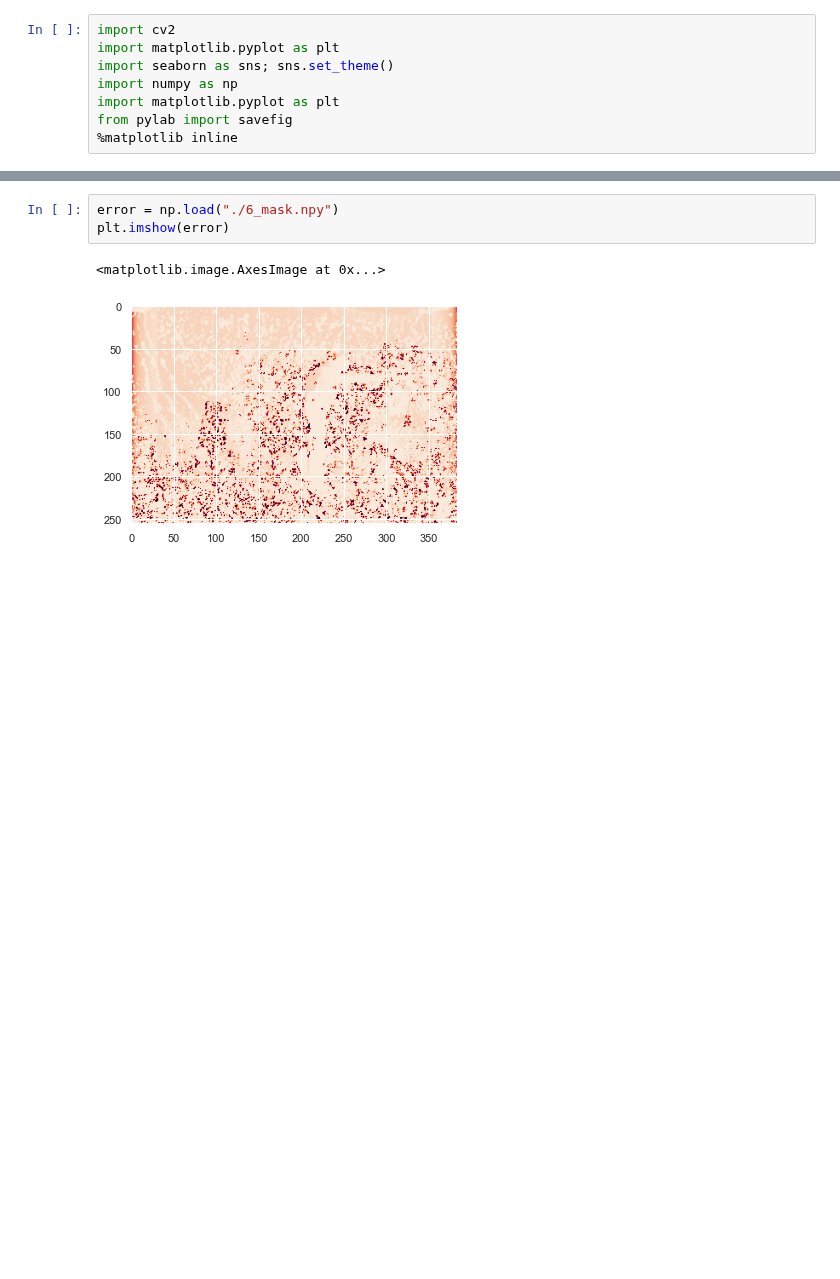
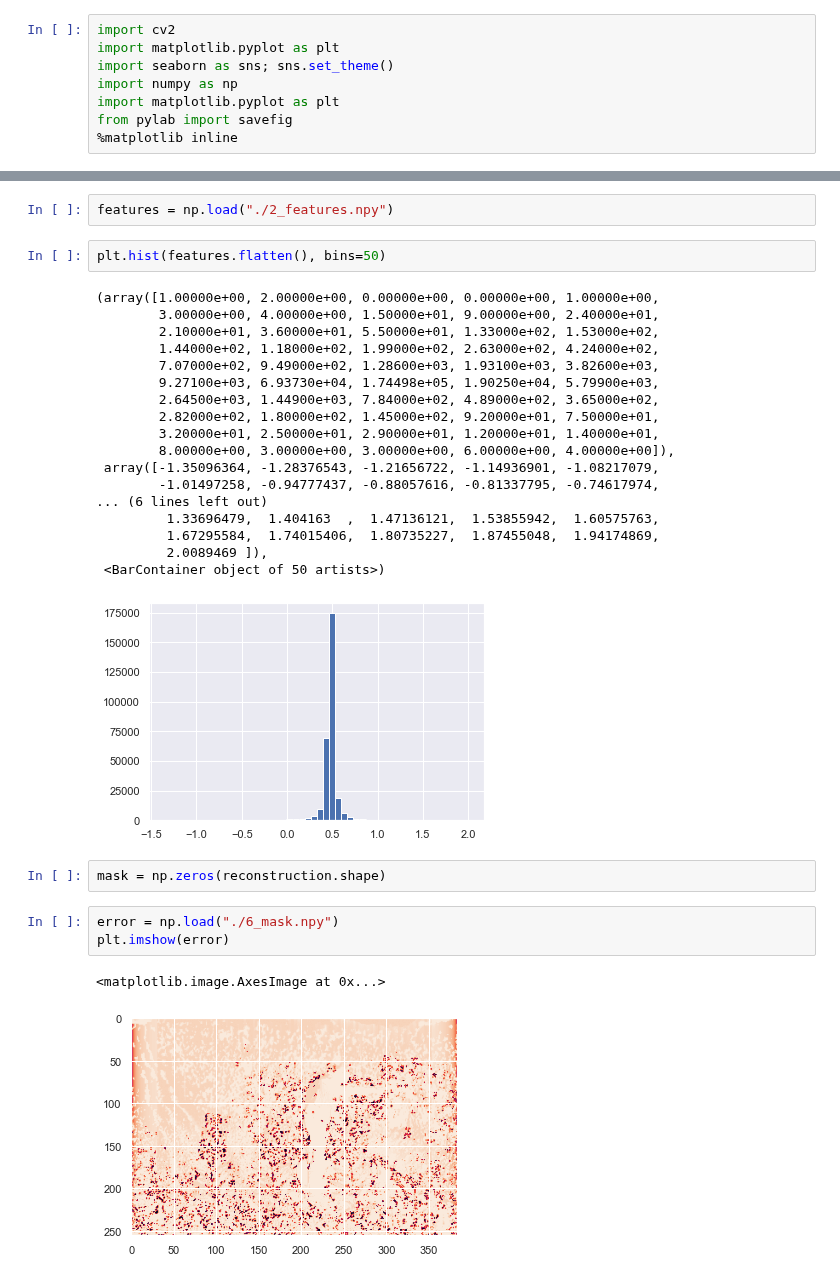
Before and after one commit to geoffroyO/sVae, a Jupyter notebook: src/img_test/test_results.ipynb, the cells around one changed output, grey strips where cells are left out. Drawn from its saved outputs; the diff is of its cells as text; blank space fills up the shorter version.

```diff
--- a/src/img_test/test_results.ipynb
+++ b/src/img_test/test_results.ipynb
@@ -16,3 +16,28 @@ plt.imshow(img)
+# %%
+features = np.load("./2_features.npy")
+# %%
+plt.hist(features.flatten(), bins=50)
+# %% [output]
+(array([1.00000e+00, 2.00000e+00, 0.00000e+00, 0.00000e+00, 1.00000e+00,
+        3.00000e+00, 4.00000e+00, 1.50000e+01, 9.00000e+00, 2.40000e+01,
+        2.10000e+01, 3.60000e+01, 5.50000e+01, 1.33000e+02, 1.53000e+02,
+        1.44000e+02, 1.18000e+02, 1.99000e+02, 2.63000e+02, 4.24000e+02,
+        7.07000e+02, 9.49000e+02, 1.28600e+03, 1.93100e+03, 3.82600e+03,
+        9.27100e+03, 6.93730e+04, 1.74498e+05, 1.90250e+04, 5.79900e+03,
+        2.64500e+03, 1.44900e+03, 7.84000e+02, 4.89000e+02, 3.65000e+02,
+        2.82000e+02, 1.80000e+02, 1.45000e+02, 9.20000e+01, 7.50000e+01,
+        3.20000e+01, 2.50000e+01, 2.90000e+01, 1.20000e+01, 1.40000e+01,
+        8.00000e+00, 3.00000e+00, 3.00000e+00, 6.00000e+00, 4.00000e+00]),
+ array([-1.35096364, -1.28376543, -1.21656722, -1.14936901, -1.08217079,
+        -1.01497258, -0.94777437, -0.88057616, -0.81337795, -0.74617974,
+... (6 lines left out)
+         1.33696479,  1.404163  ,  1.47136121,  1.53855942,  1.60575763,
+         1.67295584,  1.74015406,  1.80735227,  1.87455048,  1.94174869,
+         2.0089469 ]),
+ <BarContainer object of 50 artists>)
+[figure, added]
+# %%
+mask = np.zeros(reconstruction.shape)
 # %%
 error = np.load("./6_mask.npy")
 plt.imshow(error)
```
Also changed, not shown: parts of 1 cell of this notebook, 2 other files.
